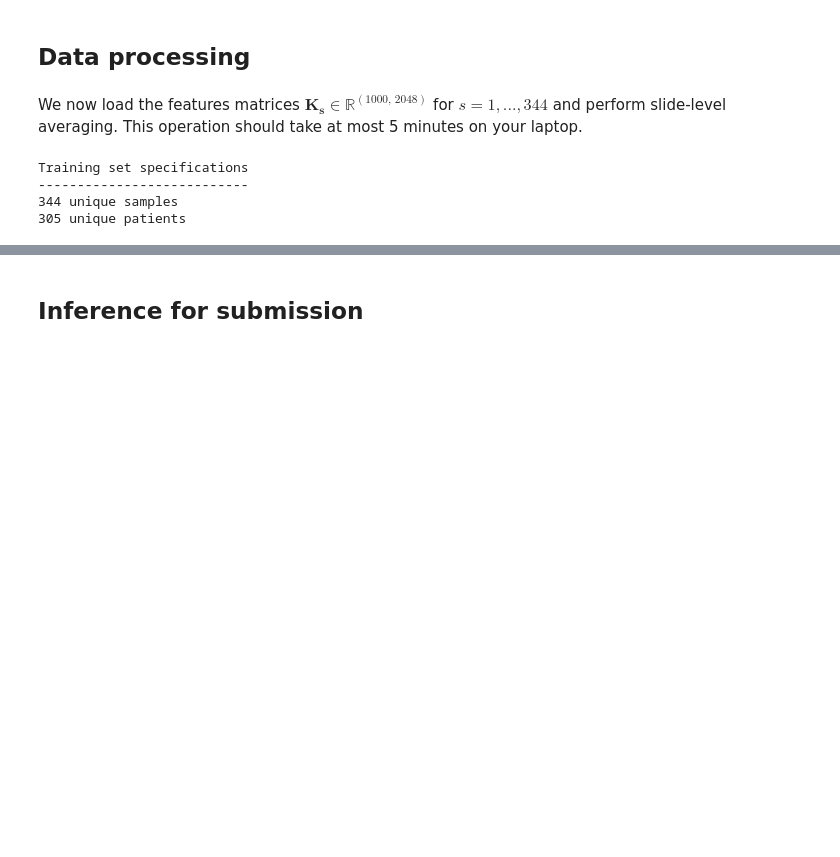
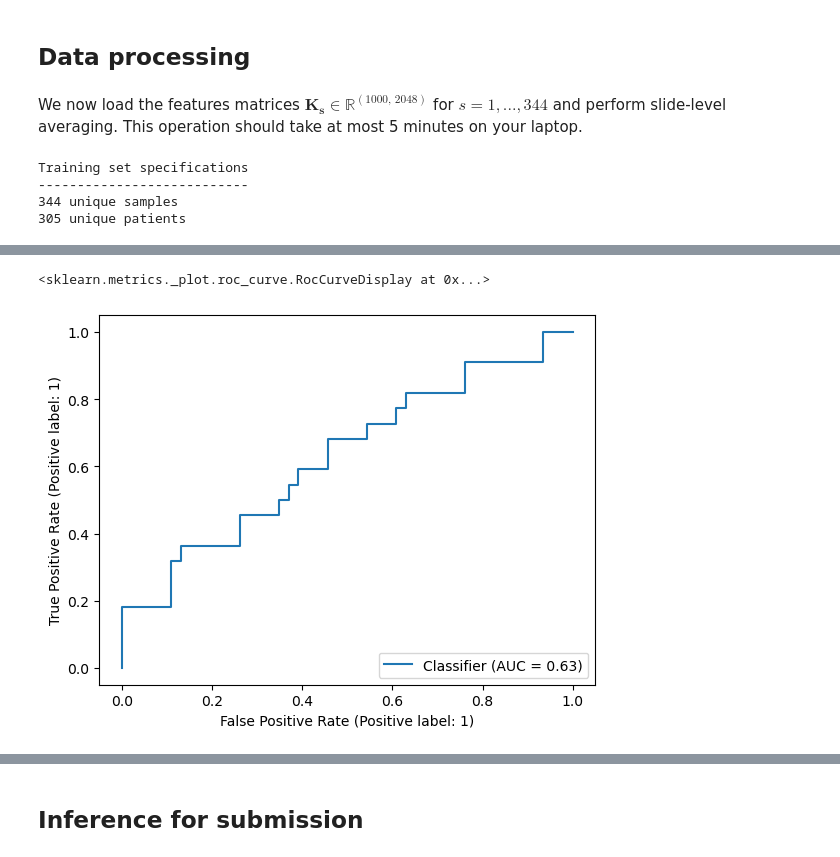
Before and after one commit to StanislasDOZIAS/OWKIN_challenge, a Jupyter notebook: MLP.ipynb, the cells around one changed output, grey strips where cells are left out. Drawn from its saved outputs; the diff is of its cells as text; code cells hidden in the pictures; blank space fills up the shorter version.

```diff
--- a/MLP.ipynb
+++ b/MLP.ipynb
@@ -274,0 +462,6 @@ Synced 4 W&B file(s), 0 media file(s), 0 artifact file(s) and 0 other file(s)
+# %%
+# Predictions of max model
+RocCurveDisplay.from_predictions(y_val, val_max_preditions)
+# %% [output]
+<sklearn.metrics._plot.roc_curve.RocCurveDisplay at 0x...>
+[figure, added]
```
Also changed, not shown: parts of 39 cells of this notebook, 5 other files.
